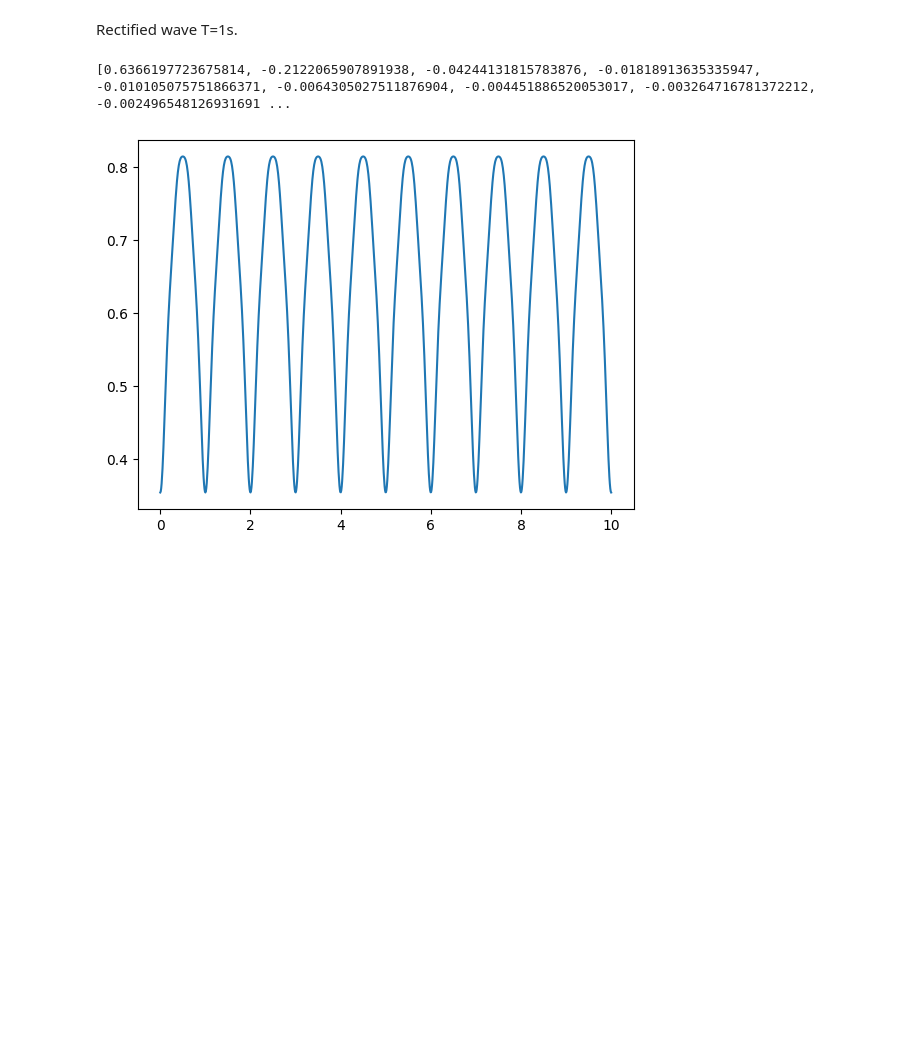
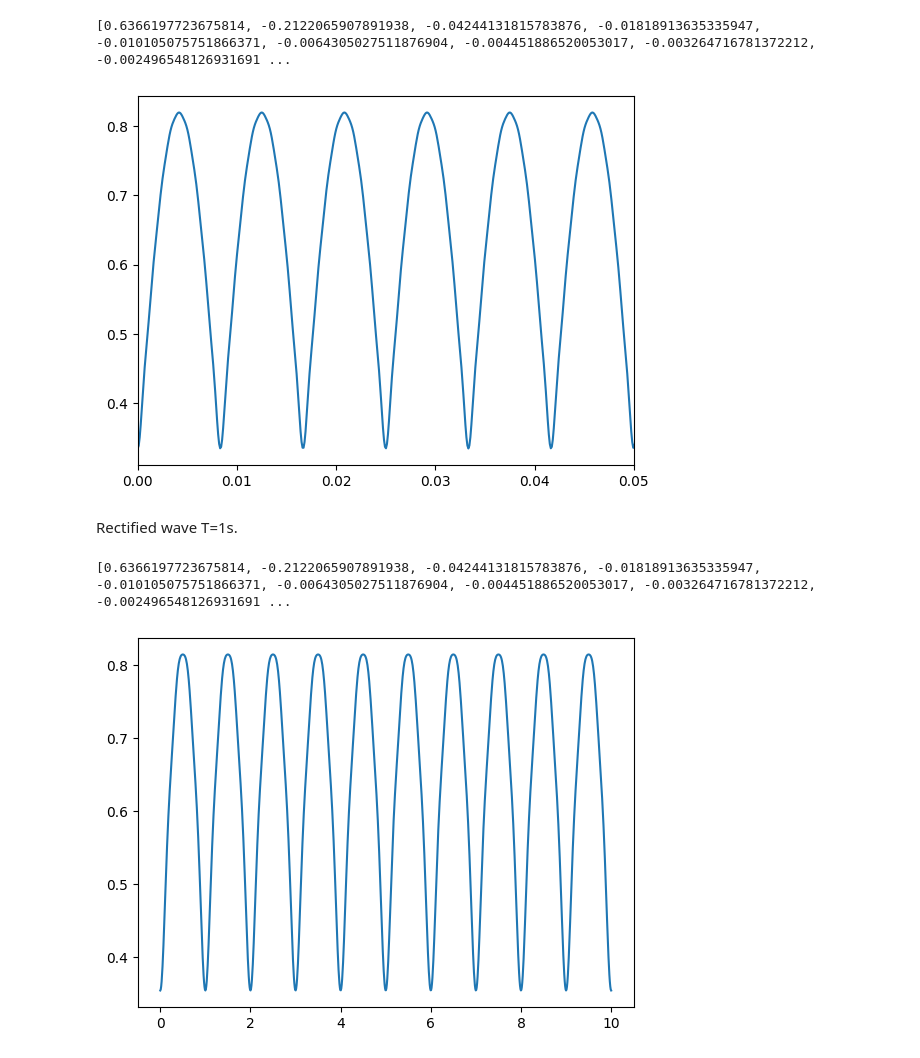
Before and after one commit to jlhb1984/Zonar_projects, a Jupyter notebook: notebooks/templates/math_2.ipynb, the cells around one changed output. Drawn from its saved outputs; the diff is of its cells as text; code cells hidden in the pictures; blank space fills up the shorter version.

```diff
--- a/notebooks/templates/math_2.ipynb
+++ b/notebooks/templates/math_2.ipynb
@@ -7,3 +83,28 @@ import math
+# %%
+pi=math.pi
+fn=[]
+y2=[]
+T=1/120
+A=1
+
+t=np.linspace(0,0.1,1000)
+
+for i in range(0,10):
+    fn.append( (2)/((1-4*(i**2))*pi) )
+
+aux=0
+
+for i in range(0,10):
+    y1=fn[i]*np.cos( (2*pi*i*t)/T )+aux
+    aux=y1
+
+plt.plot(t,y1)
+plt.xlim(0,0.05)
+
+print(fn)
+# %% [output]
+[0.6366197723675814, -0.2122065907891938, -0.04244131815783876, -0.01818913635335947, -0.010105075751866371, -0.0064305027511876904, -0.004451886520053017, -0.003264716781372212, -0.002496548126931691 ...
+[figure, added]
 # %% [markdown]
 Rectified wave T=1s.
 # %%
```
Also changed, not shown: parts of 6 cells of this notebook, 28 other files.
